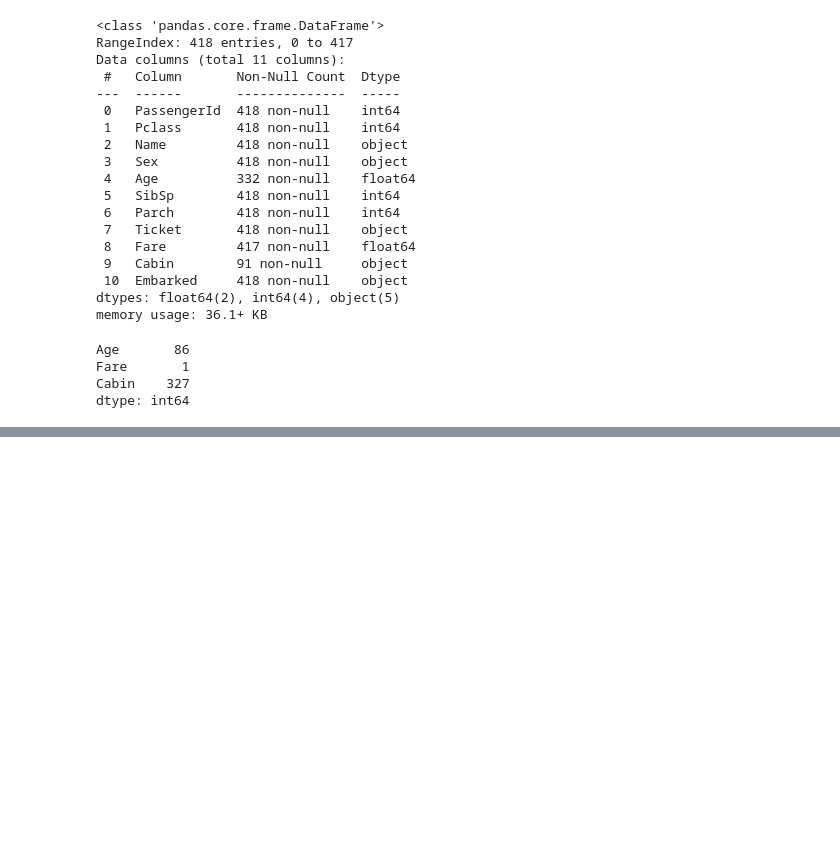
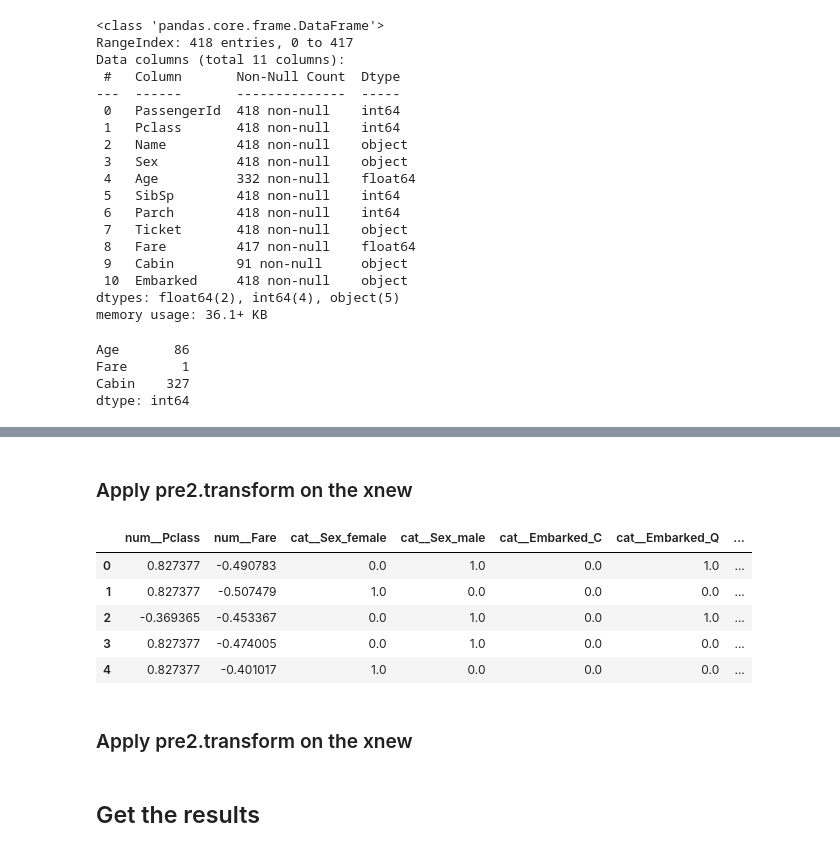
Before and after one commit to siddheshgujar/Machine-learning-, a Jupyter notebook: Feature selection/Mutual info Scores.ipynb, the cells around one changed output, grey strips where cells are left out. Saved outputs shown, nothing was run; the diff lists cells and outputs as text; code cells hidden in the pictures; blank space fills up the shorter version.

```diff
--- a/Feature selection/Mutual info Scores.ipynb
+++ b/Feature selection/Mutual info Scores.ipynb
@@ -473,0 +475,16 @@ ColumnTransformer(transformers=[('num',
+# %% [markdown]
+### Apply pre2.transform on the xnew
+# %%
+xnew_pre = pre2.transform(xnew)
+xnew_pre.head()
+# %% [output]
+|  | num__Pclass | num__Fare | cat__Sex_female | cat__Sex_male | cat__Embarked_C | cat__Embarked_Q | ... |
+| 0 | 0.827377 | -0.490783 | 0.0 | 1.0 | 0.0 | 1.0 | ... |
+| 1 | 0.827377 | -0.507479 | 1.0 | 0.0 | 0.0 | 0.0 | ... |
+| 2 | -0.369365 | -0.453367 | 0.0 | 1.0 | 0.0 | 1.0 | ... |
+| 3 | 0.827377 | -0.474005 | 0.0 | 1.0 | 0.0 | 0.0 | ... |
+| 4 | 0.827377 | -0.401017 | 1.0 | 0.0 | 0.0 | 0.0 | ... |
+# %% [markdown]
+### Apply pre2.transform on the xnew
+# %% [markdown]
+## Get the results
```
Also changed, not shown: parts of 33 cells of this notebook, 12 other files.
